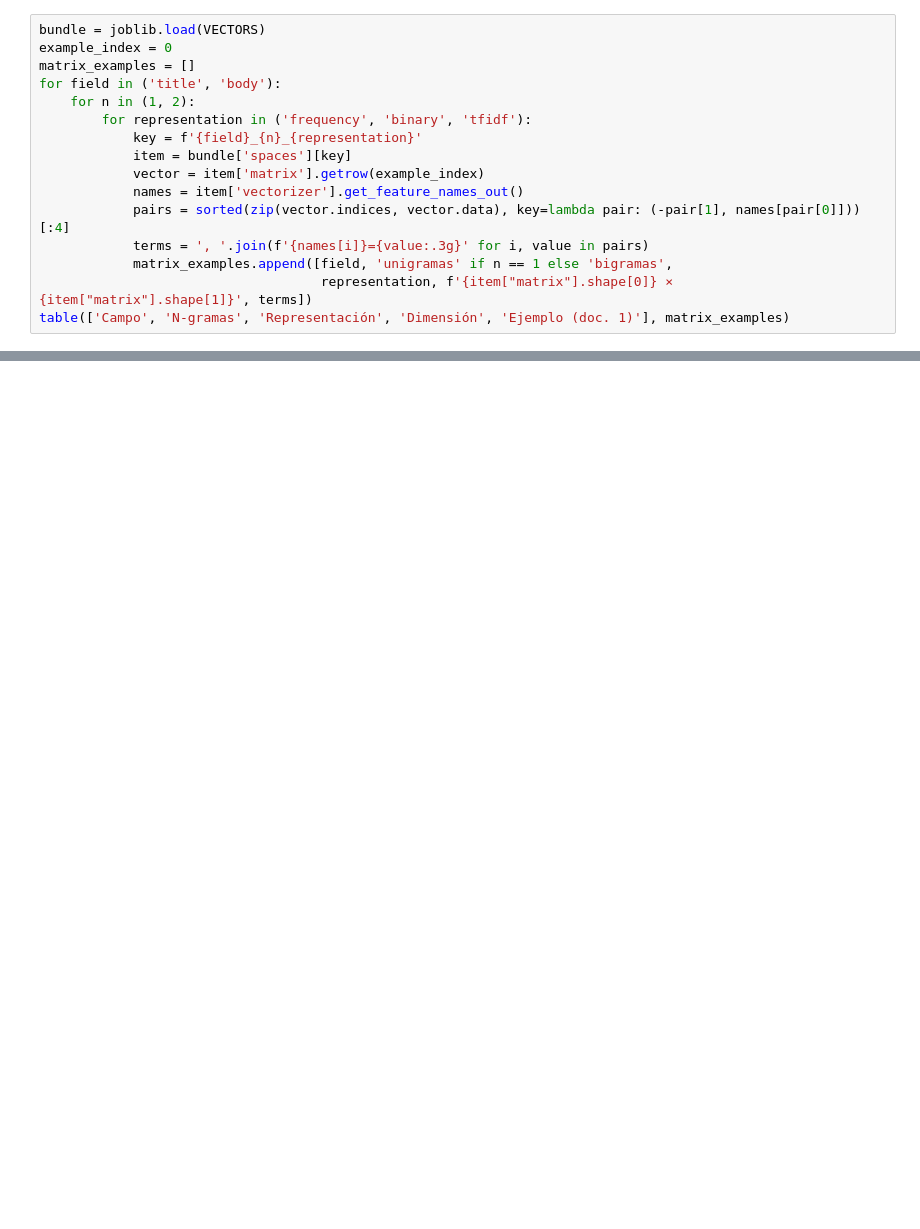
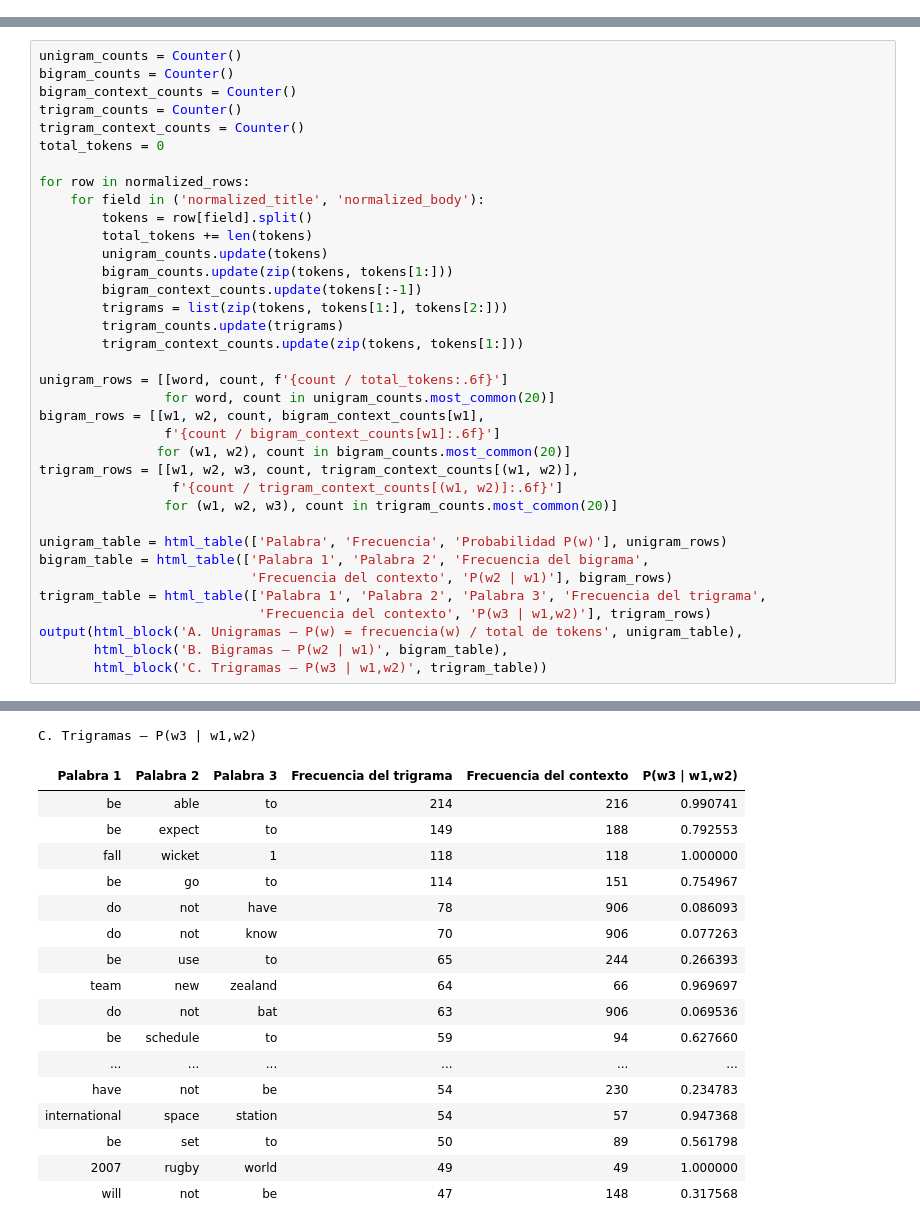
Before and after one commit to LiamSalazar/NewsRetrieval, a Jupyter notebook: NewsRetrieval_Pipeline.ipynb, the cells around one changed output, grey strips where cells are left out. Saved outputs shown, nothing was run; the diff lists cells and outputs as text; blank space fills up the shorter version.

```diff
--- a/NewsRetrieval_Pipeline.ipynb
+++ b/NewsRetrieval_Pipeline.ipynb
@@ -135,16 +0,0 @@ N6f87a799a62e2aa67140 | Norway’s Telenor telecom faces lawsuit for giving user
-# %%
-bundle = joblib.load(VECTORS)
-example_index = 0
-matrix_examples = []
-for field in ('title', 'body'):
-    for n in (1, 2):
-        for representation in ('frequency', 'binary', 'tfidf'):
-            key = f'{field}_{n}_{representation}'
-            item = bundle['spaces'][key]
-            vector = item['matrix'].getrow(example_index)
-            names = item['vectorizer'].get_feature_names_out()
-            pairs = sorted(zip(vector.indices, vector.data), key=lambda pair: (-pair[1], names[pair[0]]))[:4]
-            terms = ', '.join(f'{names[i]}={value:.3g}' for i, value in pairs)
-            matrix_examples.append([field, 'unigramas' if n == 1 else 'bigramas',
-                                    representation, f'{item["matrix"].shape[0]} × {item["matrix"].shape[1]}', terms])
-table(['Campo', 'N-gramas', 'Representación', 'Dimensión', 'Ejemplo (doc. 1)'], matrix_examples)
@@ -180,0 +237,37 @@ Puntaje  | ID                    | Título
+# %%
+unigram_counts = Counter()
+bigram_counts = Counter()
+bigram_context_counts = Counter()
+trigram_counts = Counter()
+trigram_context_counts = Counter()
+total_tokens = 0
+
+for row in normalized_rows:
+    for field in ('normalized_title', 'normalized_body'):
+        tokens = row[field].split()
+        total_tokens += len(tokens)
+        unigram_counts.update(tokens)
+        bigram_counts.update(zip(tokens, tokens[1:]))
+        bigram_context_counts.update(tokens[:-1])
+        trigrams = list(zip(tokens, tokens[1:], tokens[2:]))
+        trigram_counts.update(trigrams)
+        trigram_context_counts.update(zip(tokens, tokens[1:]))
+
+unigram_rows = [[word, count, f'{count / total_tokens:.6f}']
+                for word, count in unigram_counts.most_common(20)]
+bigram_rows = [[w1, w2, count, bigram_context_counts[w1],
+                f'{count / bigram_context_counts[w1]:.6f}']
+               for (w1, w2), count in bigram_counts.most_common(20)]
+trigram_rows = [[w1, w2, w3, count, trigram_context_counts[(w1, w2)],
+                 f'{count / trigram_context_counts[(w1, w2)]:.6f}']
+                for (w1, w2, w3), count in trigram_counts.most_common(20)]
+
+unigram_table = html_table(['Palabra', 'Frecuencia', 'Probabilidad P(w)'], unigram_rows)
+bigram_table = html_table(['Palabra 1', 'Palabra 2', 'Frecuencia del bigrama',
+                           'Frecuencia del contexto', 'P(w2 | w1)'], bigram_rows)
+trigram_table = html_table(['Palabra 1', 'Palabra 2', 'Palabra 3', 'Frecuencia del trigrama',
+                            'Frecuencia del contexto', 'P(w3 | w1,w2)'], trigram_rows)
+output(html_block('A. Unigramas — P(w) = frecuencia(w) / total de tokens', unigram_table),
+       html_block('B. Bigramas — P(w2 | w1)', bigram_table),
+       html_block('C. Trigramas — P(w3 | w1,w2)', trigram_table))
+# %% [output]
@@ -180,0 +310,18 @@ Puntaje  | ID                    | Título
+C. Trigramas — P(w3 | w1,w2)
+| Palabra 1 | Palabra 2 | Palabra 3 | Frecuencia del trigrama | Frecuencia del contexto | P(w3 | w1,w2) |
+| be | able | to | 214 | 216 | 0.990741 |
+| be | expect | to | 149 | 188 | 0.792553 |
+| fall | wicket | 1 | 118 | 118 | 1.000000 |
+| be | go | to | 114 | 151 | 0.754967 |
+| do | not | have | 78 | 906 | 0.086093 |
+| do | not | know | 70 | 906 | 0.077263 |
+| be | use | to | 65 | 244 | 0.266393 |
+| team | new | zealand | 64 | 66 | 0.969697 |
+| do | not | bat | 63 | 906 | 0.069536 |
+| be | schedule | to | 59 | 94 | 0.627660 |
+| ... | ... | ... | ... | ... | ... |
+| have | not | be | 54 | 230 | 0.234783 |
+| international | space | station | 54 | 57 | 0.947368 |
+| be | set | to | 50 | 89 | 0.561798 |
+| 2007 | rugby | world | 49 | 49 | 1.000000 |
+| will | not | be | 47 | 148 | 0.317568 |
```
Also changed, not shown: parts of 26 cells of this notebook.
